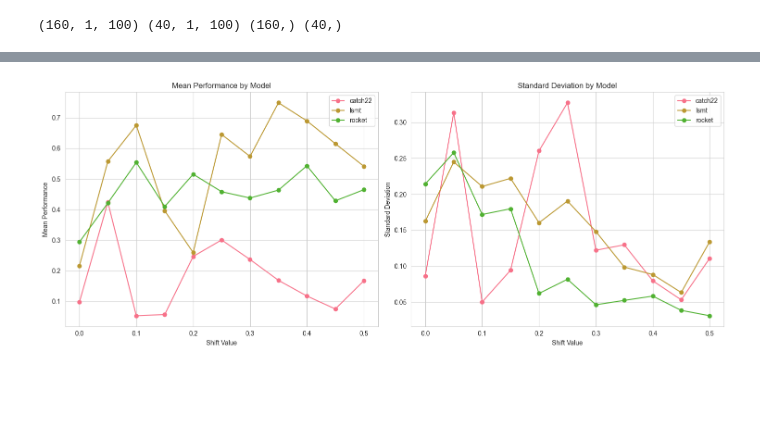
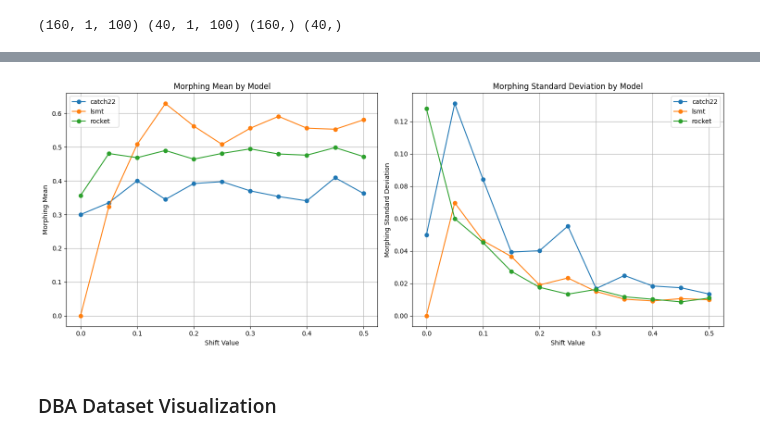
Before and after one commit to Nia3324/Morphing, a Jupyter notebook: test.ipynb, the cells around one changed output, grey strips where cells are left out. Drawn from its saved outputs; the diff is of its cells as text; code cells hidden in the pictures; blank space fills up the shorter version.

Commit message:
more results

```diff
--- a/test.ipynb
+++ b/test.ipynb
@@ -101,7 +107,7 @@ shift_values = np.arange(0.5, -0.01, -0.05).tolist()
 results = {}
 for s in shift_values:
     # Generate dataset with shift
-    gen = Generation(shift=s)
+    gen = Generation(base_functions=('sin', 'sin'), n_samples=100, frequencies=(0.5,0.5), noise_level=(0.05, 0.05), shift_vert=s, shif_horz=s)
     X, y = gen.generate_data()
     X_train, X_test, y_train, y_test = train_test_split(X, y, test_size=0.2, random_state=42)
 
@@ -124,10 +130,10 @@ for s in shift_values:
 
     results[s] = res
 # %%
-with open('results.pkl', 'wb') as f:
+with open('results\results_sin_sin.pkl', 'wb') as f:
     pickle.dump(results, f)
 # %%
-with open('results.pkl', 'rb') as f:
+with open('results\results_sin_sin.pkl', 'rb') as f:
     loaded_res = pickle.load(f)
 # %%
 # Create lists to store the data
@@ -165,27 +172,29 @@ shift_value
 # %%
 fig, (ax1, ax2) = plt.subplots(1, 2, figsize=(15, 6))
 
 # Plot for means
 for model in df.columns.levels[0]:
     ax1.plot(df.index, df[model]['mean'], marker='o', label=model)
 
 ax1.set_xlabel('Shift Value')
-ax1.set_ylabel('Mean Performance')
-ax1.set_title('Mean Performance by Model')
+ax1.set_ylabel('Morphing Mean')
+ax1.set_title('Morphing Mean by Model')
 ax1.grid(True)
 ax1.legend()
 
 # Plot for standard deviations
 for model in df.columns.levels[0]:
     ax2.plot(df.index, df[model]['std'], marker='o', label=model)
 
 ax2.set_xlabel('Shift Value')
-ax2.set_ylabel('Standard Deviation')
-ax2.set_title('Standard Deviation by Model')
+ax2.set_ylabel('Morphing Standard Deviation')
+ax2.set_title('Morphing Standard Deviation by Model')
 ax2.grid(True)
 ax2.legend()
 
 plt.tight_layout()
 plt.show()
 # %% [output]
-[figure, old version]
+[figure, new version]
+# %% [markdown]
+### DBA Dataset Visualization
```
Also changed, not shown: parts of 10 cells of this notebook, 7 other files.
